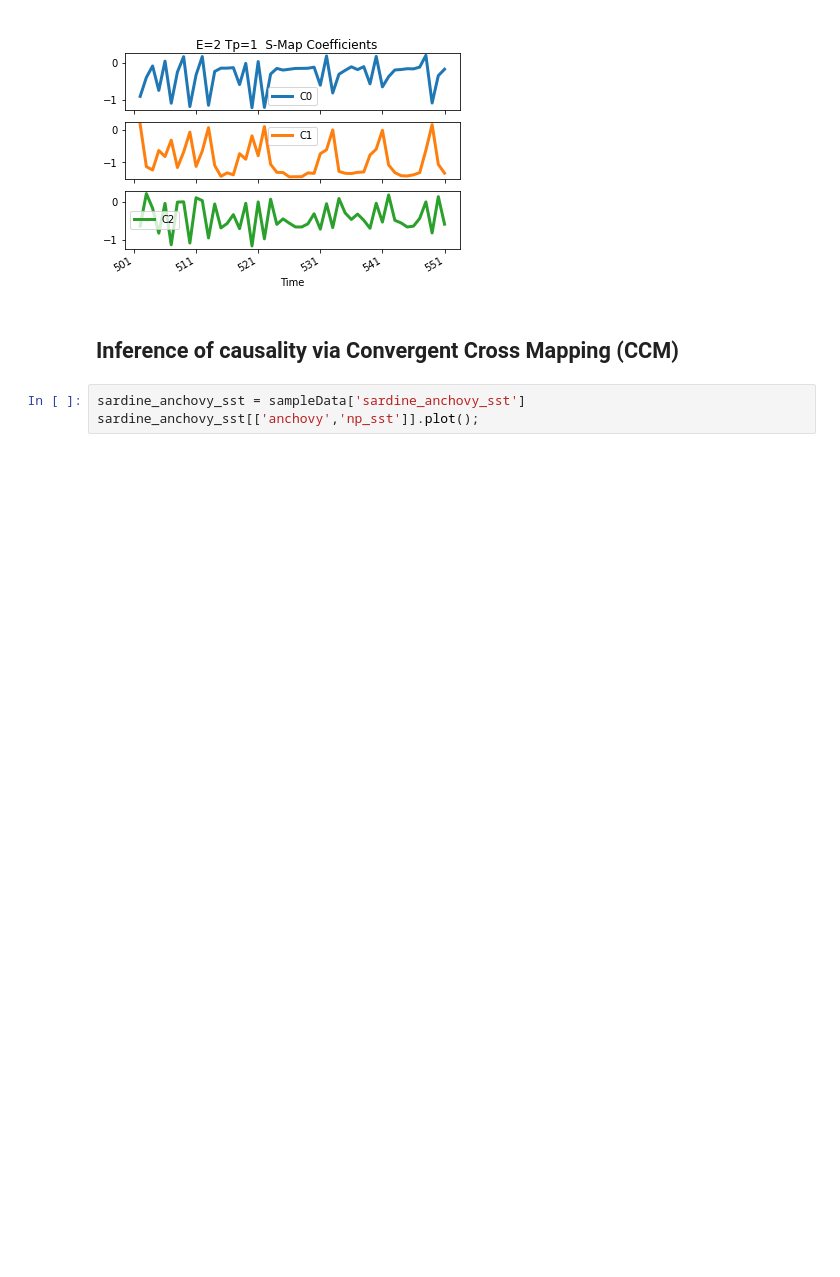
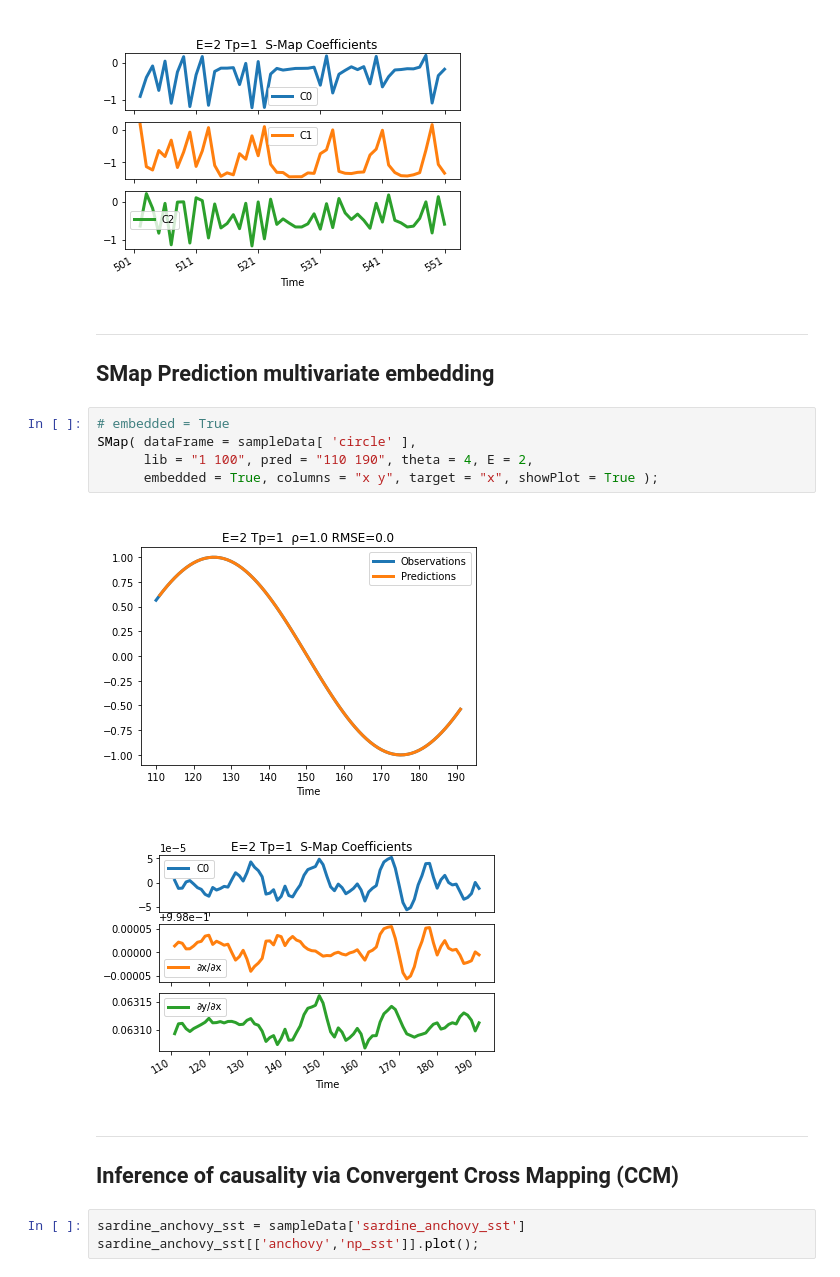
Before and after one commit to SugiharaLab/EDM_Documentation, a Jupyter notebook: docs/basic_examples.ipynb, the cells around one changed output. Cells and saved outputs as stored; diff of their text form; blank space fills up the shorter version.

```diff
--- a/docs/basic_examples.ipynb
+++ b/docs/basic_examples.ipynb
@@ -69,7 +81,21 @@ SMap( dataFrame = tentmapNoise, lib = "1 500", pred = "501 550",
 # %% [output]
 [figure]
 [figure]
+# %% [markdown]
+---
+
+## SMap Prediction multivariate embedding
+# %%
+# embedded = True
+SMap( dataFrame = sampleData[ 'circle' ],
+      lib = "1 100", pred = "110 190", theta = 4, E = 2,
+      embedded = True, columns = "x y", target = "x", showPlot = True );
+# %% [output]
+[figure, added]
+[figure, added]
 # %% [markdown]
+---
+
 ## Inference of causality via Convergent Cross Mapping (CCM)
 # %%
 sardine_anchovy_sst = sampleData['sardine_anchovy_sst']
```
Also changed, not shown: parts of 8 cells of this notebook, 1 other file.
